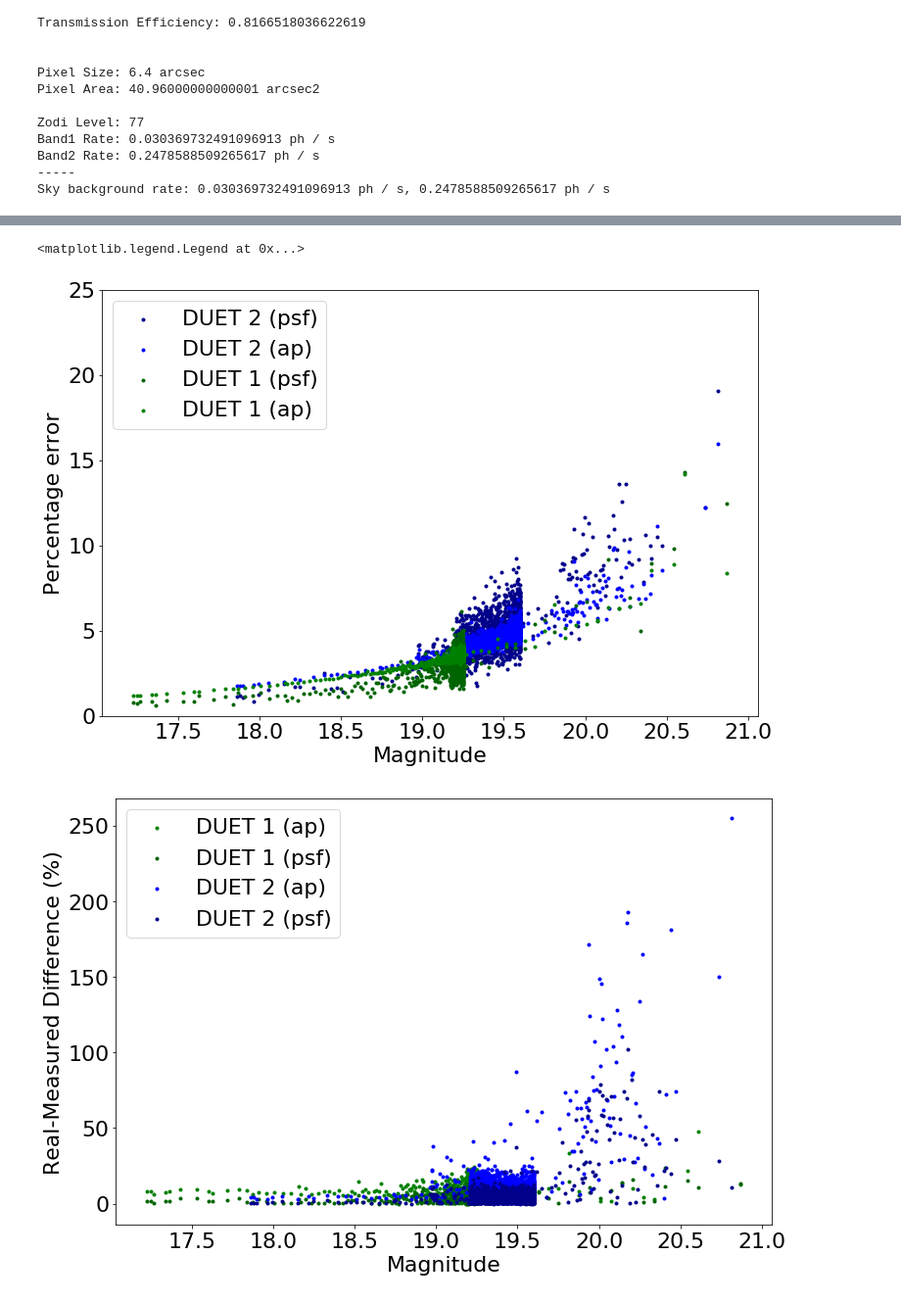
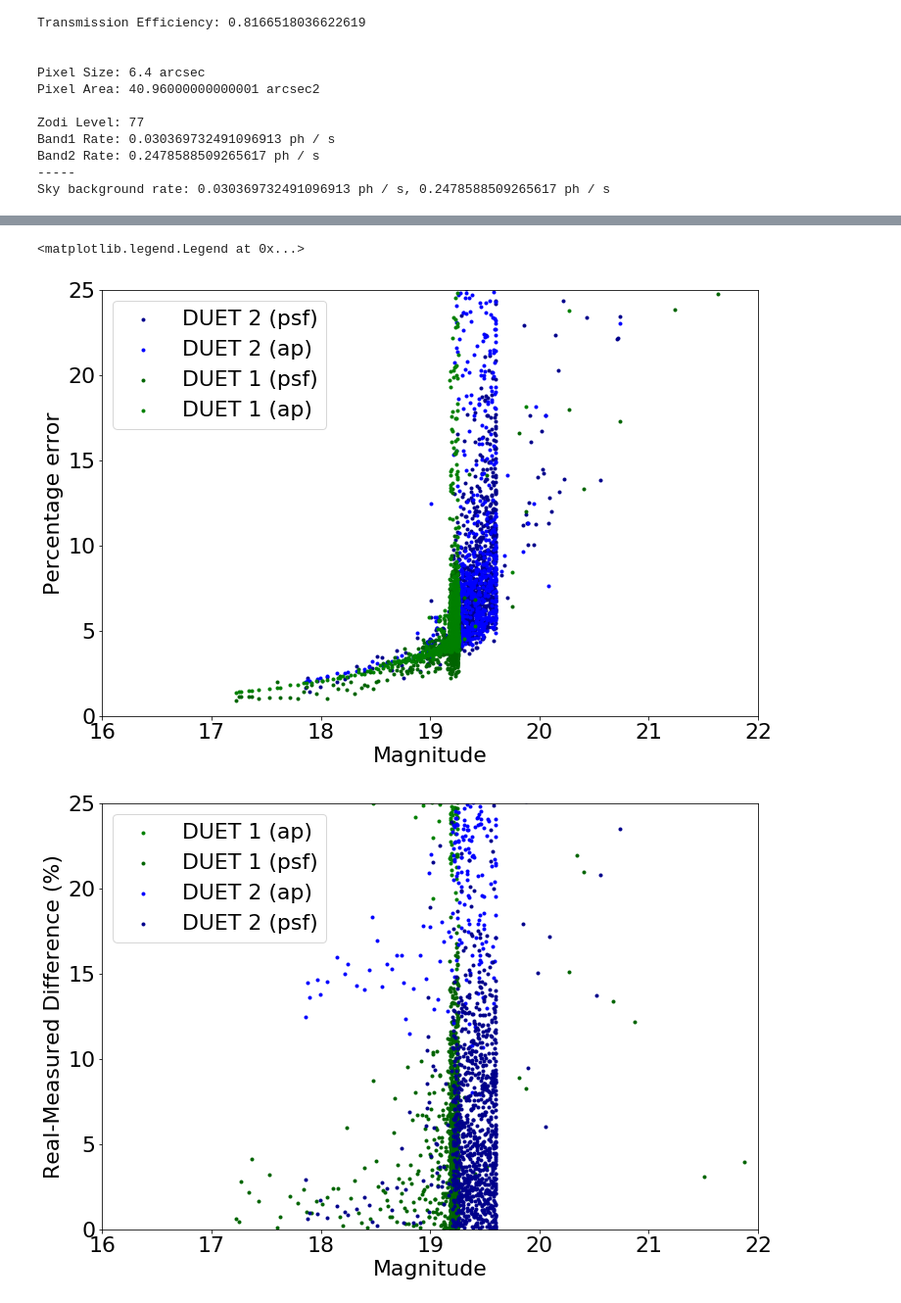
Before and after one commit to bwgref/duet-astro, a Jupyter notebook: notebooks/Imaging Mag Limit.ipynb, the cells around one changed output, grey strips where cells are left out. Shown at 98% size. Saved outputs shown, nothing was run; the diff lists cells and outputs as text; code cells hidden in the pictures.

```diff
--- a/notebooks/Imaging Mag Limit.ipynb
+++ b/notebooks/Imaging Mag Limit.ipynb
@@ -73,7 +73,7 @@ swiftmags = np.arange(18,23,0.1) * u.ABmag
 bb_rates1, bb_rates2 = np.zeros(len(swiftmags)) * u.ph / u.s, np.zeros(len(swiftmags)) * u.ph / u.s
 
 for i, mag in enumerate(swiftmags):
-    fluence1, fluence2 = bb_abmag_fluence(bbtemp=bbtemp, swiftmag=mag)
+    fluence1, fluence2 = bb_abmag_fluence(bbtemp=bbtemp, swiftmag=mag, duet=duet)
     bb_rates1[i] = duet.fluence_to_rate(fluence1)
     bb_rates2[i] = duet.fluence_to_rate(fluence2)
 # %%
@@ -95,8 +95,9 @@ measured_bb_rate_err2_ap = np.zeros(len(swiftmags))
 
 for i, rate in enumerate(bb_rates1):
     # Construct the simulated image
-    image = construct_image(frame, exposure,\
-                            gal_type=galaxy, gal_params=gal_params, source=rate, sky_rate=sky_rate1)
+    image = construct_image(frame, exposure,
+                            gal_type=galaxy, gal_params=gal_params,
+                            source=rate, sky_rate=sky_rate1, duet=duet)
     image_rate = image / exposure.value
 
     # Estimate background
@@ -130,14 +131,17 @@ for i, rate in enumerate(bb_rates1):
             measured_bb_rate_err1_ap[i] = result_ap['aperture_sum_err'].value
 
             # Run PSF-fitting photometry
-            result_psf, residual_image = run_daophot(diff_image,threshold,sn,niters=1)
+            result_psf, residual_image = run_daophot(diff_image,threshold,sn,niters=1,duet=duet)
             measured_bb_rate1_psf[i] = result_psf['flux_fit']
             measured_bb_rate_err1_psf[i] = result_psf['flux_unc']
 
+print("Part 1 done")
+
 for i, rate in enumerate(bb_rates2):
     # Construct the simulated image
-    image = construct_image(frame, exposure, \
-                            gal_type=galaxy, gal_params=gal_params, source=rate, sky_rate=sky_rate2)
+    image = construct_image(frame, exposure,
+                            gal_type=galaxy, gal_params=gal_params,
+                            source=rate, sky_rate=sky_rate2, duet=duet)
     image_rate = image / exposure.value
 
     # Estimate background
@@ -170,7 +174,9 @@ for i, rate in enumerate(bb_rates2):
             measured_bb_rate_err2_ap[i] = result_ap['aperture_sum_err'].value
 
             # Run PSF-fitting photometry
-            result_psf, residual_image = run_daophot(diff_image,threshold,sn,niters=1)
+            result_psf, residual_image = run_daophot(diff_image,threshold,sn,niters=1,duet=duet)
             measured_bb_rate2_psf[i] = result_psf['flux_fit']
             measured_bb_rate_err2_psf[i] = result_psf['flux_unc']
+
+print("Part 2 done")
 # %% [output]
@@ -291,8 +282,9 @@ measured_src_rate_err2_ap = np.zeros(len(time))
 # Possibly introduce Matteo's sampling routine here
 for i, rate in enumerate(src_rate1):
     # Construct the simulated image
-    image = construct_image(frame, exposure, \
-                            gal_type=galaxy, gal_params=gal_params, source=rate, sky_rate=sky_rate1)
+    image = construct_image(frame, exposure,
+                            gal_type=galaxy, gal_params=gal_params,
+                            source=rate, sky_rate=sky_rate1, duet=duet)
     image_rate = image / exposure.value
 
     # Estimate background
@@ -325,14 +317,15 @@ for i, rate in enumerate(src_rate1):
             measured_src_rate_err1_ap[i] = result_ap['aperture_sum_err'].value
 
             # Run PSF-fitting photometry
-            result_psf, residual_image = run_daophot(diff_image,threshold,sn,niters=1)
+            result_psf, residual_image = run_daophot(diff_image,threshold,sn,niters=1,duet=duet)
             measured_src_rate1_psf[i] = result_psf['flux_fit']
             measured_src_rate_err1_psf[i] = result_psf['flux_unc']
 
 for i, rate in enumerate(src_rate2):
     # Construct the simulated image
-    image = construct_image(frame, exposure, \
-                            gal_type=galaxy, gal_params=gal_params, source=rate, sky_rate=sky_rate2)
+    image = construct_image(frame, exposure,
+                            gal_type=galaxy, gal_params=gal_params,
+                            source=rate, sky_rate=sky_rate2, duet=duet)
     image_rate = image / exposure.value
 
     # Estimate background
@@ -365,6 +358,6 @@ for i, rate in enumerate(src_rate2):
             measured_src_rate_err2_ap[i] = result_ap['aperture_sum_err'].value
 
             # Run PSF-fitting photometry
-            result_psf, residual_image = run_daophot(diff_image,threshold,sn,niters=1)
+            result_psf, residual_image = run_daophot(diff_image,threshold,sn,niters=1,duet=duet)
             measured_src_rate2_psf[i] = result_psf['flux_fit']
             measured_src_rate_err2_psf[i] = result_psf['flux_unc']
@@ -468,25 +443,28 @@ plt.ylim(0,100)
 # %%
 dist_mod = 35
 
 plt.figure(figsize=[12,8])
 plt.xlabel('Magnitude')
 plt.ylabel('Percentage error')
 plt.scatter(src_mag2+dist_mod,measured_src_rate_err2_psf/measured_src_rate2_psf*100,color='darkblue',marker='.',label='DUET 2 (psf)')
 plt.scatter(src_mag2+dist_mod,measured_src_rate_err2_ap/measured_src_rate2_ap*100,color='blue',marker='.',label='DUET 2 (ap)')
 plt.scatter(src_mag1+dist_mod,measured_src_rate_err1_psf/measured_src_rate1_psf*100,color='darkgreen',marker='.',label='DUET 1 (psf)')
 plt.scatter(src_mag1+dist_mod,measured_src_rate_err1_ap/measured_src_rate1_ap*100,color='green',marker='.',label='DUET 1 (ap)')
 plt.ylim(0,25)
+plt.xlim(16,22)
 plt.legend()
 
 plt.figure(figsize=[12,8])
 plt.xlabel('Magnitude')
 plt.ylabel('Real-Measured Difference (%)')
 plt.scatter(src_mag1+dist_mod,np.abs(src_rate1.value-measured_src_rate1_ap)/src_rate1.value*100,color='green',marker='.',label='DUET 1 (ap)')
 plt.scatter(src_mag1+dist_mod,np.abs(src_rate1.value-measured_src_rate1_psf)/src_rate1.value*100,color='darkgreen',marker='.',label='DUET 1 (psf)')
 plt.scatter(src_mag2+dist_mod,np.abs(src_rate2.value-measured_src_rate2_ap)/src_rate1.value*100,color='blue',marker='.',label='DUET 2 (ap)')
 plt.scatter(src_mag2+dist_mod,np.abs(src_rate2.value-measured_src_rate2_psf)/src_rate1.value*100,color='darkblue',marker='.',label='DUET 2 (psf)')
+plt.xlim(16,22)
+plt.ylim(0,25)
 plt.legend()
 # %% [output]
 <matplotlib.legend.Legend at 0x...>
-[figure, old version]
+[figure, new version]
-[figure, old version]
+[figure, new version]
```
Also changed, not shown: parts of 7 cells of this notebook, 2 other files.
